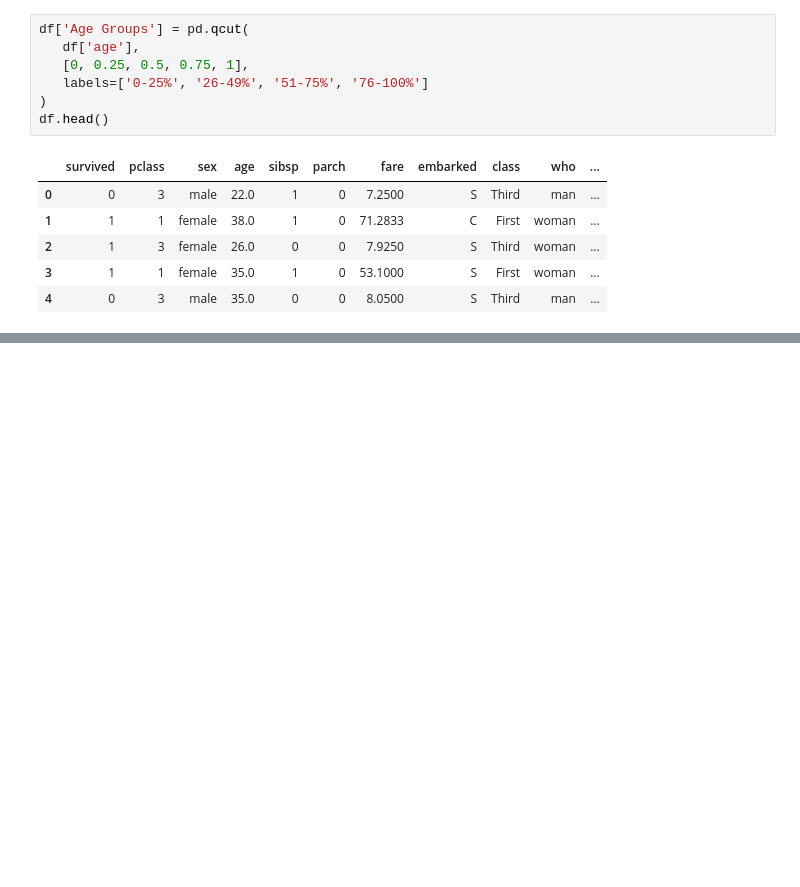
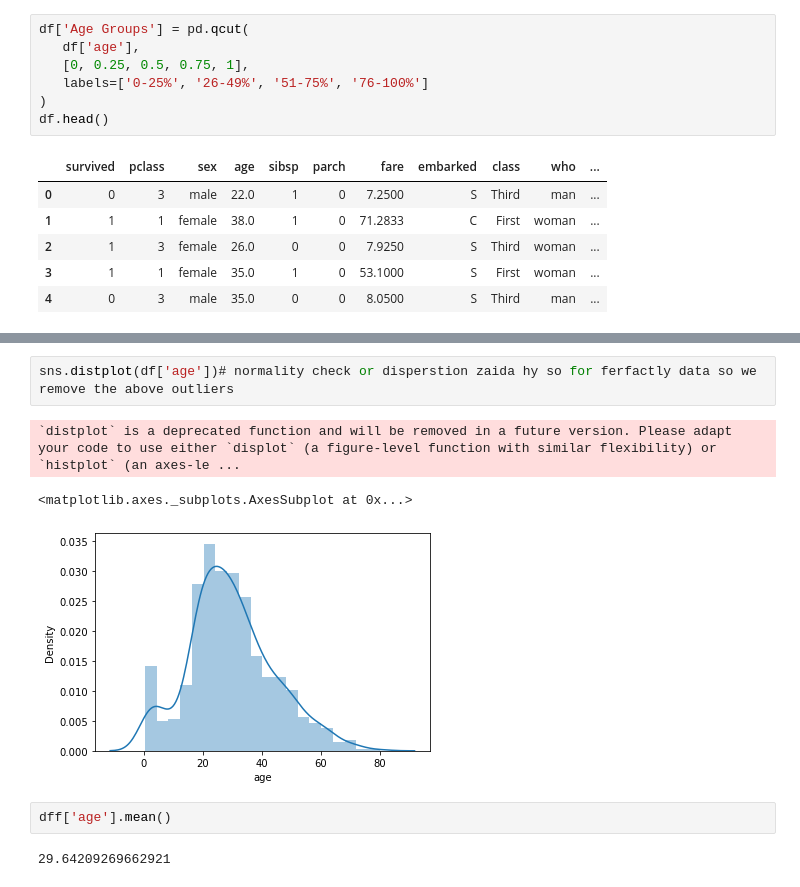
Before and after one commit to Aliktk/Python_Chilla, a Jupyter notebook: assignments/4th_assignment_wragnling.ipynb, the cells around one changed output, grey strips where cells are left out. Saved outputs shown, nothing was run; the diff lists cells and outputs as text; blank space fills up the shorter version.

```diff
--- a/assignments/4th_assignment_wragnling.ipynb
+++ b/assignments/4th_assignment_wragnling.ipynb
@@ -119,0 +314,10 @@ df.head()
+# %%
+sns.distplot(df['age'])# normality check or disperstion zaida hy so for ferfactly data so we remove the above outliers
+# %% [output]
+`distplot` is a deprecated function and will be removed in a future version. Please adapt your code to use either `displot` (a figure-level function with similar flexibility) or `histplot` (an axes-le ...
+<matplotlib.axes._subplots.AxesSubplot at 0x...>
+[figure, added]
+# %%
+dff['age'].mean()
+# %% [output]
+29.64209269662921
```
Also changed, not shown: parts of 40 cells of this notebook, 10 other files.
